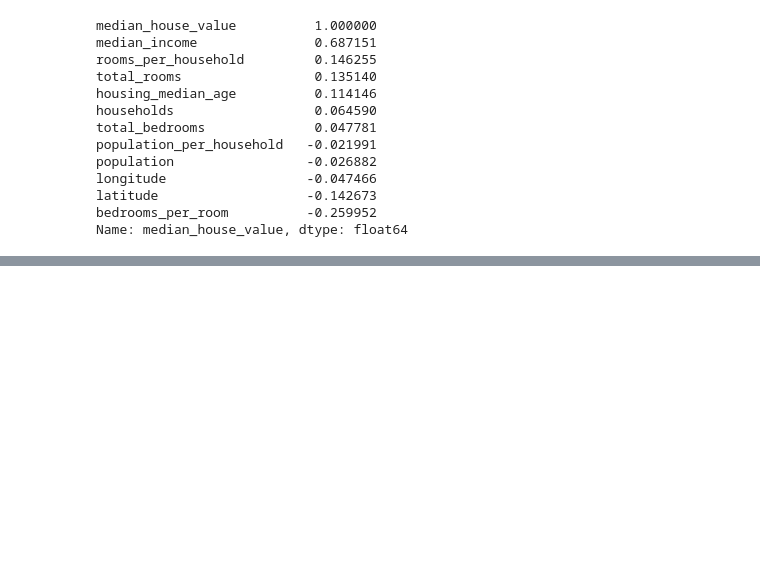
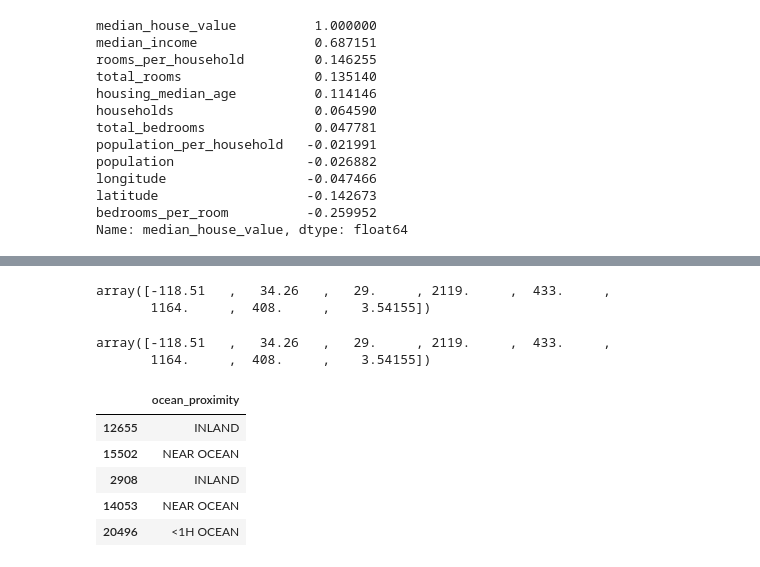
Before and after one commit to asef69/Hands-on-Machine-Learning-Practice-and-example-codes, a Jupyter notebook: chapter2.ipynb, the cells around one changed output, grey strips where cells are left out. Cells and saved outputs as stored; diff of their text form; code cells hidden in the pictures; blank space fills up the shorter version.

```diff
--- a/chapter2.ipynb
+++ b/chapter2.ipynb
@@ -212,7 +212,8 @@ Name: median_house_value, dtype: float64
 housing=strat_train_set.drop("median_house_value", axis=1)
 housing_labels=strat_train_set["median_house_value"].copy()
 # %%
-housing.dropna(subset=["total_bedrooms"]) # option 1
-housing.drop("total_bedrooms", axis=1) # option 2
-median=housing["total_bedrooms"].median() # option 3
-housing["total_bedrooms"].fillna(median, inplace=True)
+# housing.dropna(subset=["total_bedrooms"]) # option 1
+# housing.drop("total_bedrooms", axis=1) # option 2
+# median=housing["total_bedrooms"].median() # option 3
+
+#data cleaning options for the total_bedrooms attribute, we can either drop the rows with missing values, drop the entire attribute, or fill the missing values with the median value of the attribute
@@ -225,0 +234,10 @@ For example, when doing 'df[col].method(value, inplace=True)', try using 'df.met
+# %%
+imputer.statistics_
+# %% [output]
+array([-118.51   ,   34.26   ,   29.     , 2119.     ,  433.     ,
+       1164.     ,  408.     ,    3.54155])
+# %%
+housing_num.median().values
+# %% [output]
+array([-118.51   ,   34.26   ,   29.     , 2119.     ,  433.     ,
+       1164.     ,  408.     ,    3.54155])
@@ -225,0 +249,12 @@ For example, when doing 'df[col].method(value, inplace=True)', try using 'df.met
+# %%
+housing_cat=housing[["ocean_proximity"]]
+#copy of the ocean_proximity attribute to be used later for encoding the categorical attribute
+# %%
+housing_cat.head()
+# %% [output]
+|  | ocean_proximity |
+| 12655 | INLAND |
+| 15502 | NEAR OCEAN |
+| 2908 | INLAND |
+| 14053 | NEAR OCEAN |
+| 20496 | <1H OCEAN |
```
Also changed, not shown: parts of 33 cells of this notebook.
